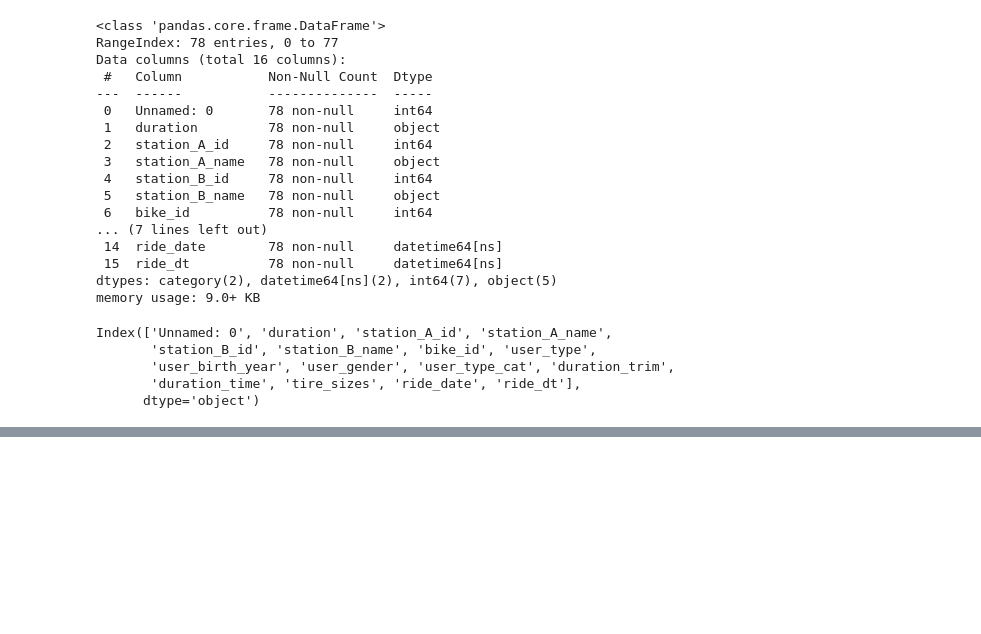
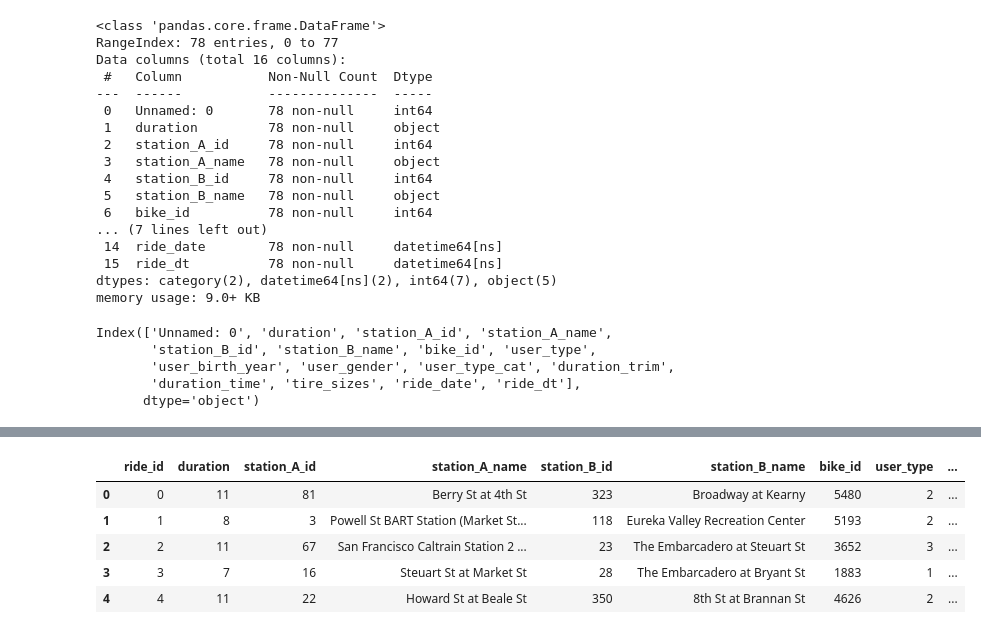
Before and after one commit to joeelorm/DataScience, a Jupyter notebook: Data Cleaning.ipynb, the cells around one changed output, grey strips where cells are left out. Cells and saved outputs as stored; diff of their text form; code cells hidden in the pictures; blank space fills up the shorter version.

```diff
--- a/Data Cleaning.ipynb
+++ b/Data Cleaning.ipynb
@@ -336,0 +321,17 @@ ride_sharing_sub['duration'] = ride_sharing_sub['duration'].str.strip('minutes')
+# %%
+#Creating new duration entries. Just wanted to do so, no reason
+duration = extra.duration
+ride_sharing_sub['duration'] = duration
+# %%
+#Creating new user_birth_year entries. Just wanted to do so, no reason.
+user_birth_year = extra.user_birth_year
+ride_sharing_sub['user_birth_year'] = user_birth_year
+# %%
+ride_sharing_sub.head()
+# %% [output]
+|  | ride_id | duration | station_A_id | station_A_name | station_B_id | station_B_name | bike_id | user_type | ... |
+| 0 | 0 | 11 | 81 | Berry St at 4th St | 323 | Broadway at Kearny | 5480 | 2 | ... |
+| 1 | 1 | 8 | 3 | Powell St BART Station (Market St... | 118 | Eureka Valley Recreation Center | 5193 | 2 | ... |
+| 2 | 2 | 11 | 67 | San Francisco Caltrain Station 2 ... | 23 | The Embarcadero at Steuart St | 3652 | 3 | ... |
+| 3 | 3 | 7 | 16 | Steuart St at Market St | 28 | The Embarcadero at Bryant St | 1883 | 1 | ... |
+| 4 | 4 | 11 | 22 | Howard St at Beale St | 350 | 8th St at Brannan St | 4626 | 2 | ... |
```
Also changed, not shown: parts of 4 cells of this notebook.
